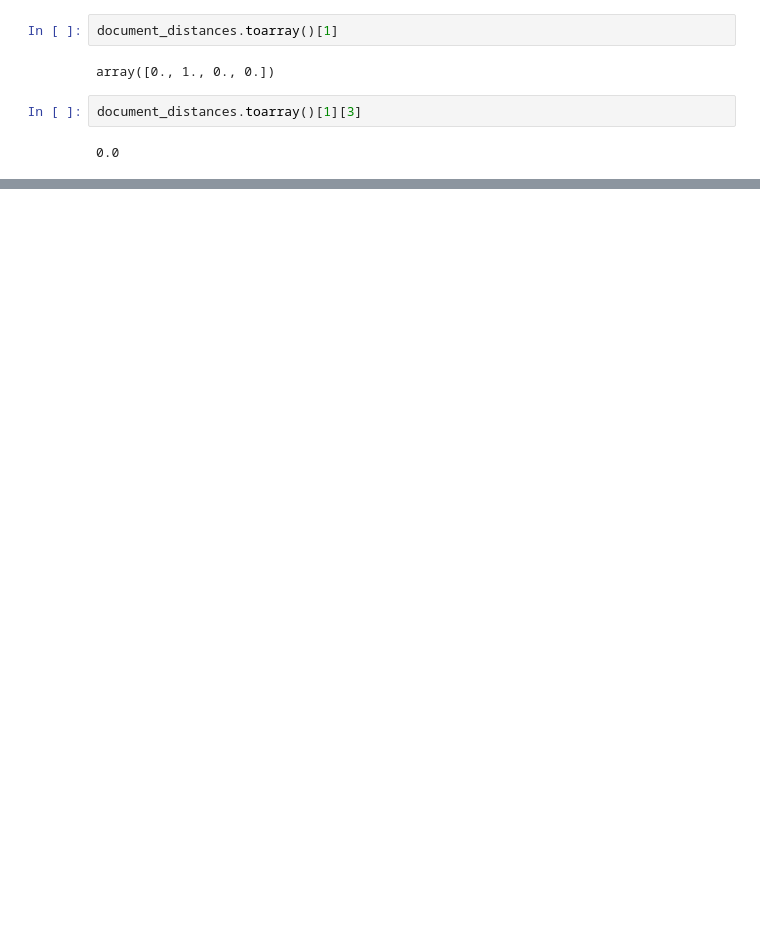
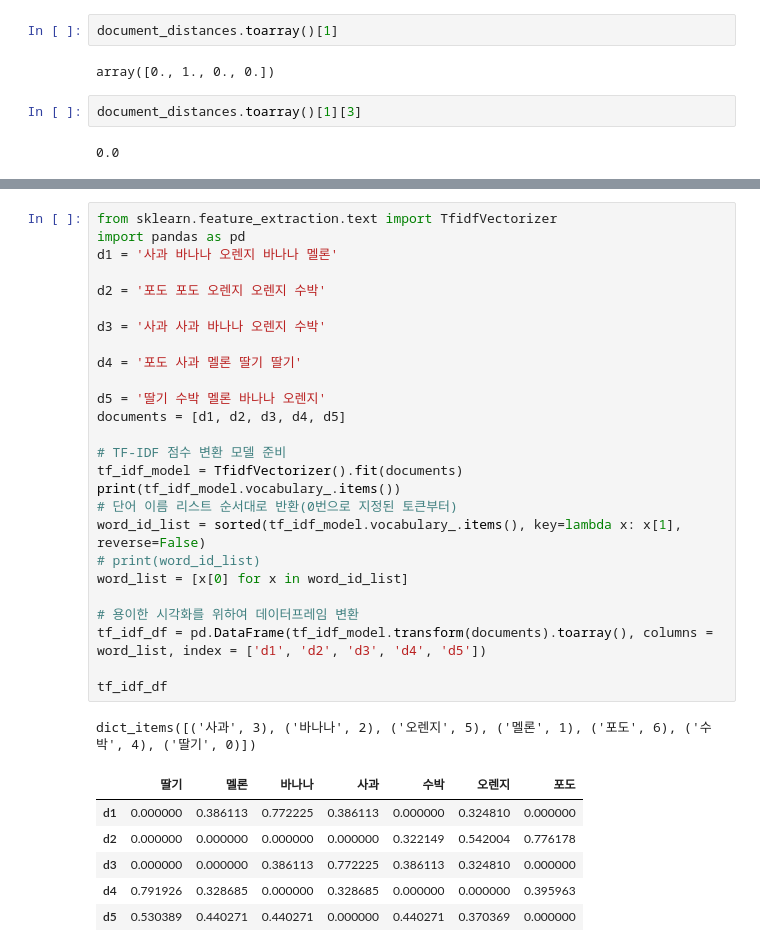
Before and after one commit to KimMinGyu-ay/Data-analysis, a Jupyter notebook: 설문조사_유사응답/설문조사_유사답변_데이터관리.ipynb, the cells around one changed output, grey strips where cells are left out. Drawn from its saved outputs; the diff is of its cells as text; blank space fills up the shorter version.

```diff
--- a/설문조사_유사응답/설문조사_유사답변_데이터관리.ipynb
+++ b/설문조사_유사응답/설문조사_유사답변_데이터관리.ipynb
@@ -237,0 +448,34 @@ document_distances.toarray()[1][3]
+# %%
+from sklearn.feature_extraction.text import TfidfVectorizer
+import pandas as pd
+d1 = '사과 바나나 오렌지 바나나 멜론'
+
+d2 = '포도 포도 오렌지 오렌지 수박'
+
+d3 = '사과 사과 바나나 오렌지 수박'
+
+d4 = '포도 사과 멜론 딸기 딸기'
+
+d5 = '딸기 수박 멜론 바나나 오렌지'
+documents = [d1, d2, d3, d4, d5]
+
+# TF-IDF 점수 변환 모델 준비
+tf_idf_model = TfidfVectorizer().fit(documents)
+print(tf_idf_model.vocabulary_.items())
+# 단어 이름 리스트 순서대로 반환(0번으로 지정된 토큰부터)
+word_id_list = sorted(tf_idf_model.vocabulary_.items(), key=lambda x: x[1], reverse=False)
+# print(word_id_list)
+word_list = [x[0] for x in word_id_list]
+
+# 용이한 시각화를 위하여 데이터프레임 변환
+tf_idf_df = pd.DataFrame(tf_idf_model.transform(documents).toarray(), columns = word_list, index = ['d1', 'd2', 'd3', 'd4', 'd5'])
+
+tf_idf_df
+# %% [output]
+dict_items([('사과', 3), ('바나나', 2), ('오렌지', 5), ('멜론', 1), ('포도', 6), ('수박', 4), ('딸기', 0)])
+|  | 딸기 | 멜론 | 바나나 | 사과 | 수박 | 오렌지 | 포도 |
+| d1 | 0.000000 | 0.386113 | 0.772225 | 0.386113 | 0.000000 | 0.324810 | 0.000000 |
+| d2 | 0.000000 | 0.000000 | 0.000000 | 0.000000 | 0.322149 | 0.542004 | 0.776178 |
+| d3 | 0.000000 | 0.000000 | 0.386113 | 0.772225 | 0.386113 | 0.324810 | 0.000000 |
+| d4 | 0.791926 | 0.328685 | 0.000000 | 0.328685 | 0.000000 | 0.000000 | 0.395963 |
+| d5 | 0.530389 | 0.440271 | 0.440271 | 0.000000 | 0.440271 | 0.370369 | 0.000000 |
```
Also changed, not shown: parts of 61 cells of this notebook.
